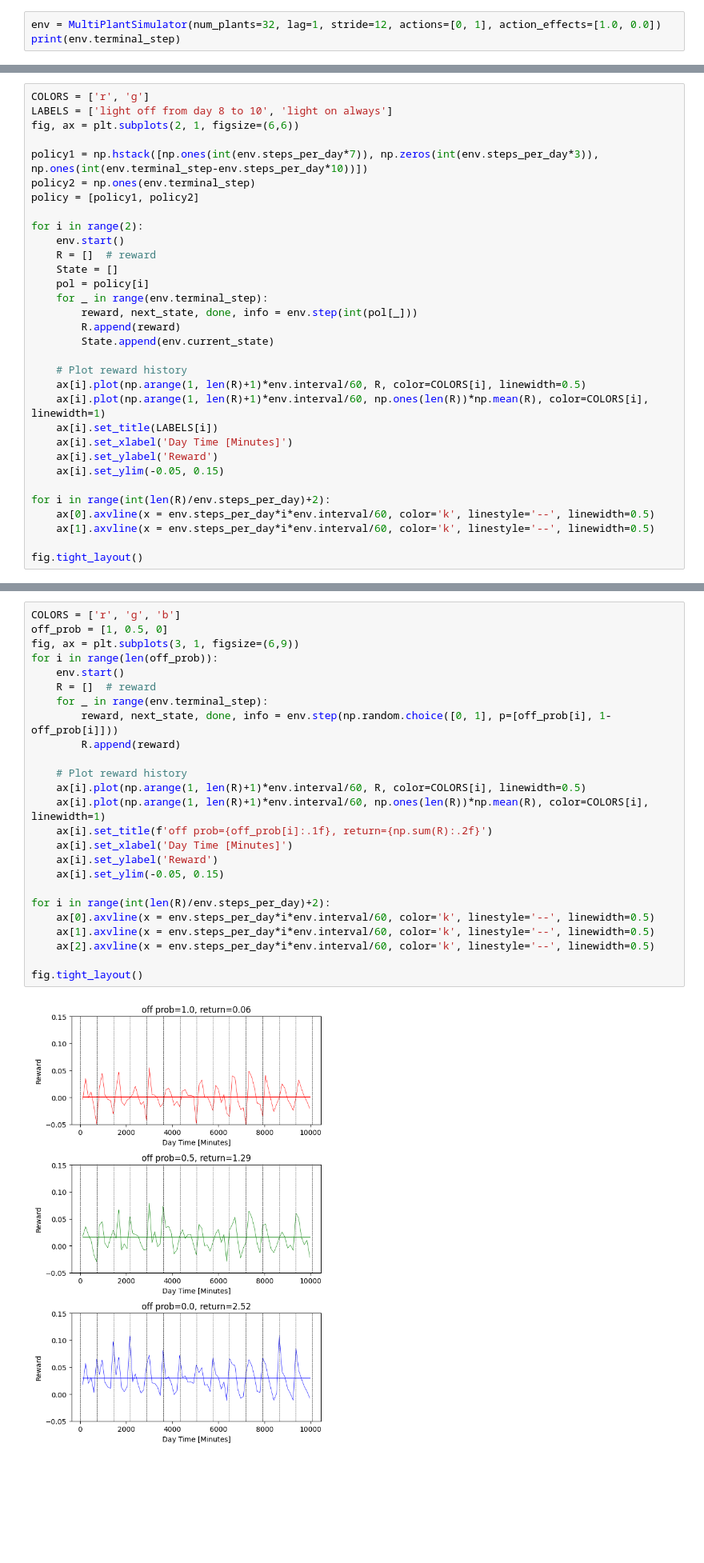
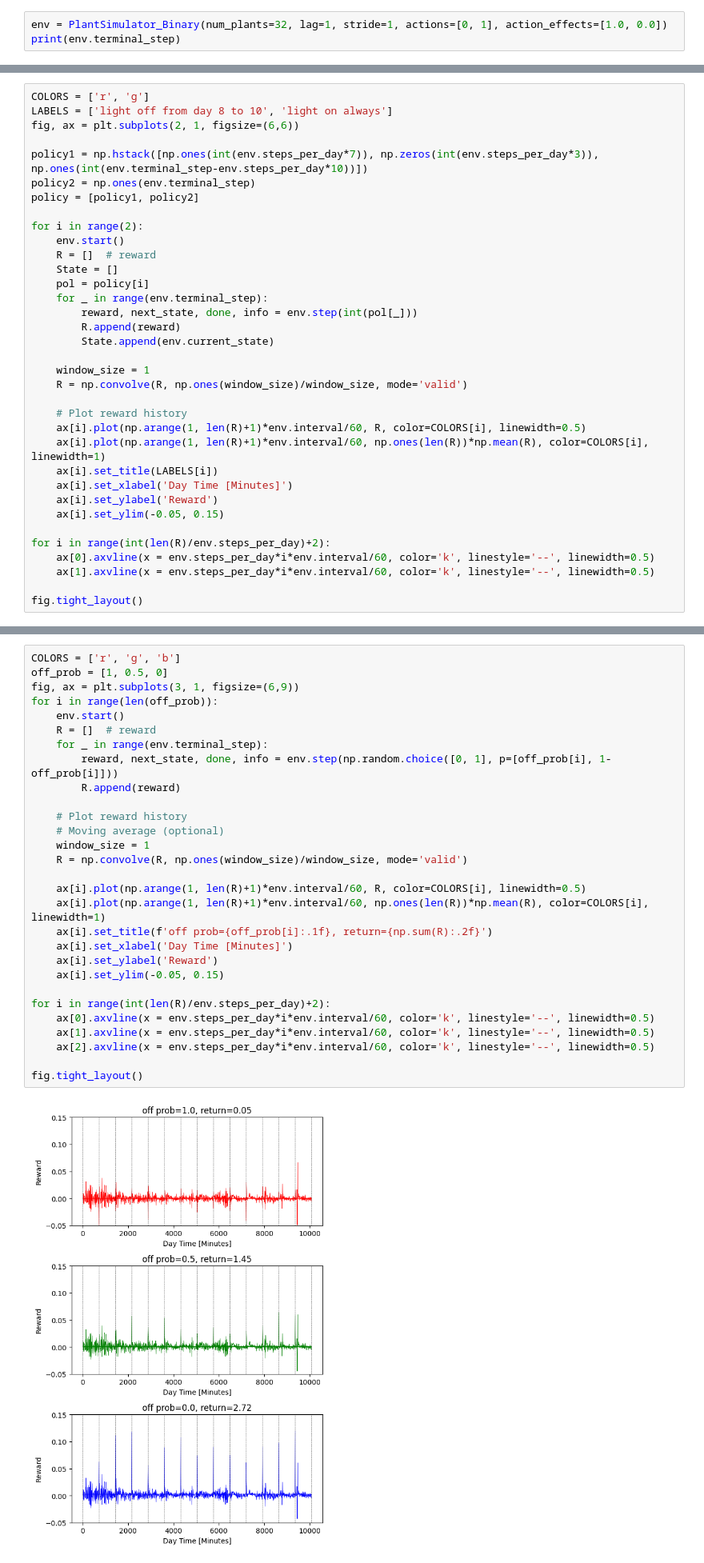
Before and after one commit to steventango/plant-rl, a Jupyter notebook: analysis/test_MultiPlantSim.ipynb, the cells around one changed output, grey strips where cells are left out. Shown: that part at 80% size. Drawn from its saved outputs; the diff is of its cells as text; blank space fills up the shorter version.

```diff
--- a/analysis/test_MultiPlantSim.ipynb
+++ b/analysis/test_MultiPlantSim.ipynb
@@ -3,6 +3,6 @@ from environments.PlantSimulator import MultiPlantSimulator
 import numpy as np
 import matplotlib.pyplot as plt
 # %%
-env = MultiPlantSimulator(num_plants=32, lag=1, stride=12, actions=[0, 1], action_effects=[1.0, 0.0])
+env = PlantSimulator_Binary(num_plants=32, lag=1, stride=1, actions=[0, 1], action_effects=[1.0, 0.0])
 print(env.terminal_step)
 # %% [output]
@@ -28,6 +28,9 @@ for i in range(2):
         R.append(reward)
         State.append(env.current_state)
 
+    window_size = 1
+    R = np.convolve(R, np.ones(window_size)/window_size, mode='valid')
+
     # Plot reward history
     ax[i].plot(np.arange(1, len(R)+1)*env.interval/60, R, color=COLORS[i], linewidth=0.5)
     ax[i].plot(np.arange(1, len(R)+1)*env.interval/60, np.ones(len(R))*np.mean(R), color=COLORS[i], linewidth=1)
@@ -46,30 +49,34 @@ fig.tight_layout()
 # %%
 COLORS = ['r', 'g', 'b']
 off_prob = [1, 0.5, 0]
 fig, ax = plt.subplots(3, 1, figsize=(6,9))
 for i in range(len(off_prob)):
     env.start()
     R = []  # reward
     for _ in range(env.terminal_step):
         reward, next_state, done, info = env.step(np.random.choice([0, 1], p=[off_prob[i], 1-off_prob[i]]))
         R.append(reward)
 
     # Plot reward history
+    # Moving average (optional)
+    window_size = 1
+    R = np.convolve(R, np.ones(window_size)/window_size, mode='valid')
+
     ax[i].plot(np.arange(1, len(R)+1)*env.interval/60, R, color=COLORS[i], linewidth=0.5)
     ax[i].plot(np.arange(1, len(R)+1)*env.interval/60, np.ones(len(R))*np.mean(R), color=COLORS[i], linewidth=1)
     ax[i].set_title(f'off prob={off_prob[i]:.1f}, return={np.sum(R):.2f}')
     ax[i].set_xlabel('Day Time [Minutes]')
     ax[i].set_ylabel('Reward')
     ax[i].set_ylim(-0.05, 0.15)
 
 for i in range(int(len(R)/env.steps_per_day)+2):
     ax[0].axvline(x = env.steps_per_day*i*env.interval/60, color='k', linestyle='--', linewidth=0.5)
     ax[1].axvline(x = env.steps_per_day*i*env.interval/60, color='k', linestyle='--', linewidth=0.5)
     ax[2].axvline(x = env.steps_per_day*i*env.interval/60, color='k', linestyle='--', linewidth=0.5)
 
 fig.tight_layout()
 # %% [output]
-[figure, old version]
+[figure, new version]
 # %% [markdown]
 #### Correlation between area gain and return
 # %%
```
Also changed, not shown: parts of 4 cells of this notebook, 40 other files.
